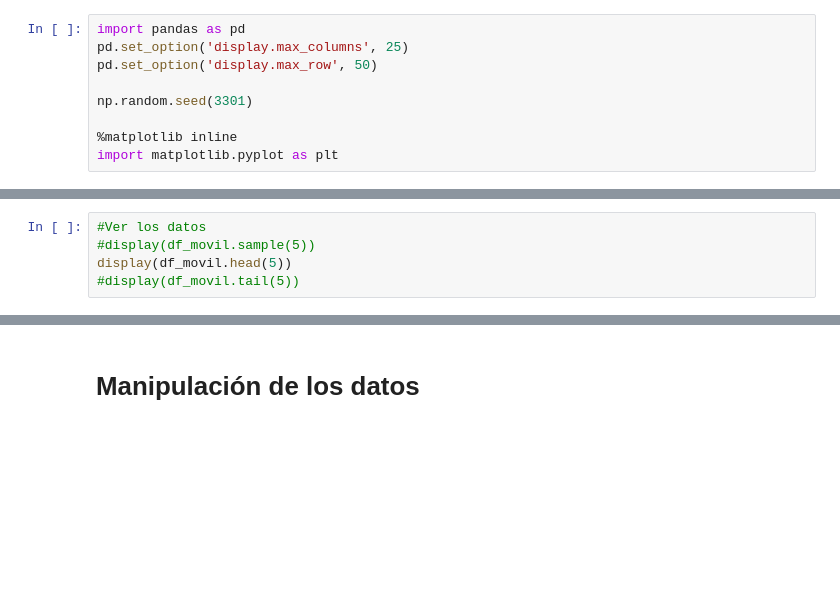
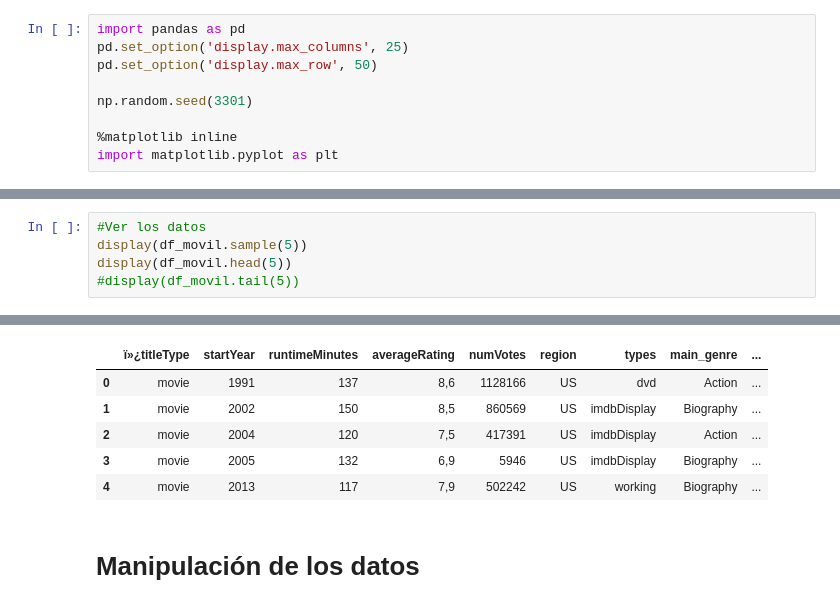
Before and after one commit to ddummann/BI-202302-1, a Jupyter notebook: Lab1/Laboratorio1.ipynb, the cells around one changed output, grey strips where cells are left out. Saved outputs shown, nothing was run; the diff lists cells and outputs as text; blank space fills up the shorter version.

```diff
--- a/Lab1/Laboratorio1.ipynb
+++ b/Lab1/Laboratorio1.ipynb
@@ -38,6 +39,6 @@ df_movil.shape
 # %%
 #Ver los datos
-#display(df_movil.sample(5))
+display(df_movil.sample(5))
 display(df_movil.head(5))
 #display(df_movil.tail(5))
 # %% [output]
@@ -50,3 +51,9 @@ display(df_movil.head(5))
+|  | ï»¿titleType | startYear | runtimeMinutes | averageRating | numVotes | region | types | main_genre | ... |
+| 0 | movie | 1991 | 137 | 8,6 | 1128166 | US | dvd | Action | ... |
+| 1 | movie | 2002 | 150 | 8,5 | 860569 | US | imdbDisplay | Biography | ... |
+| 2 | movie | 2004 | 120 | 7,5 | 417391 | US | imdbDisplay | Action | ... |
+| 3 | movie | 2005 | 132 | 6,9 | 5946 | US | imdbDisplay | Biography | ... |
+| 4 | movie | 2013 | 117 | 7,9 | 502242 | US | working | Biography | ... |
 # %% [markdown]
 # Manipulación de los datos
 # %%
```
Also changed, not shown: parts of 21 cells of this notebook.
